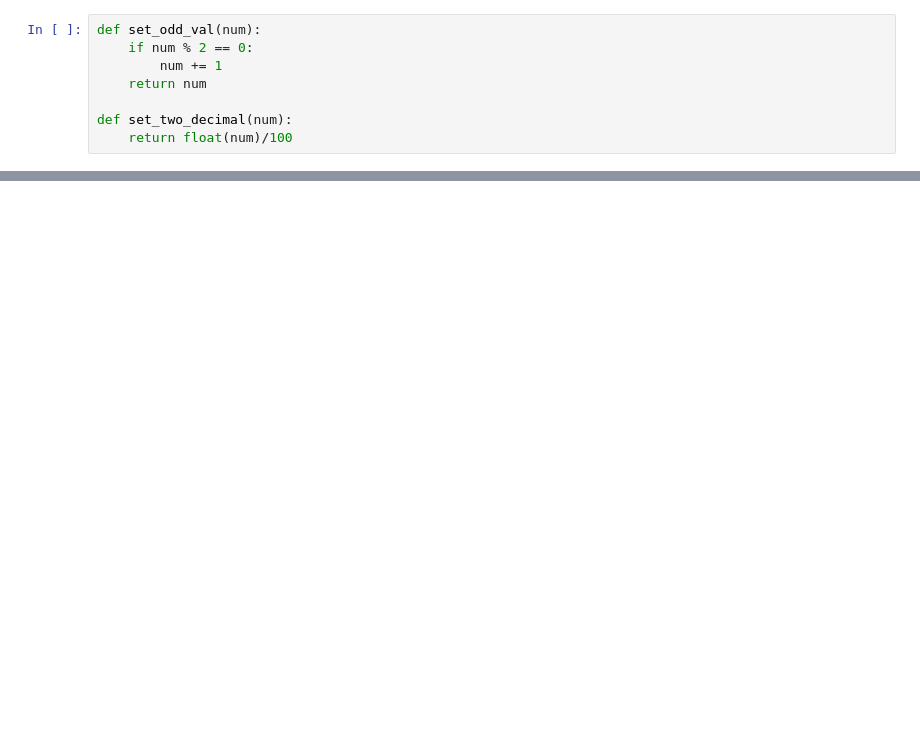
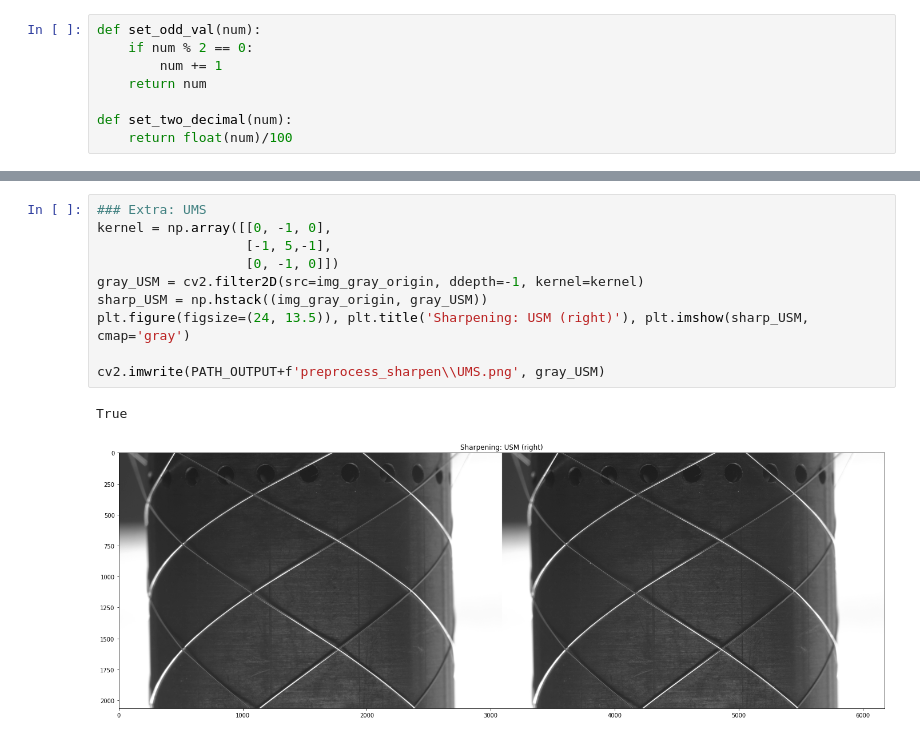
Before and after one commit to DuncanDai/master_border_extraction, a Jupyter notebook: src/test2_selectParams_histogramm+sharpen.ipynb, the cells around one changed output, grey strips where cells are left out. Saved outputs shown, nothing was run; the diff lists cells and outputs as text; blank space fills up the shorter version.

```diff
--- a/src/test2_selectParams_histogramm+sharpen.ipynb
+++ b/src/test2_selectParams_histogramm+sharpen.ipynb
@@ -72,0 +104,13 @@ Decision:
+# %%
+### Extra: UMS
+kernel = np.array([[0, -1, 0],
+                   [-1, 5,-1],
+                   [0, -1, 0]])
+gray_USM = cv2.filter2D(src=img_gray_origin, ddepth=-1, kernel=kernel)
+sharp_USM = np.hstack((img_gray_origin, gray_USM))
+plt.figure(figsize=(24, 13.5)), plt.title('Sharpening: USM (right)'), plt.imshow(sharp_USM, cmap='gray')
+
+cv2.imwrite(PATH_OUTPUT+f'preprocess_sharpen\\UMS.png', gray_USM)
+# %% [output]
+True
+[figure, added]
```
Also changed, not shown: parts of 11 cells of this notebook, 6 other files.
